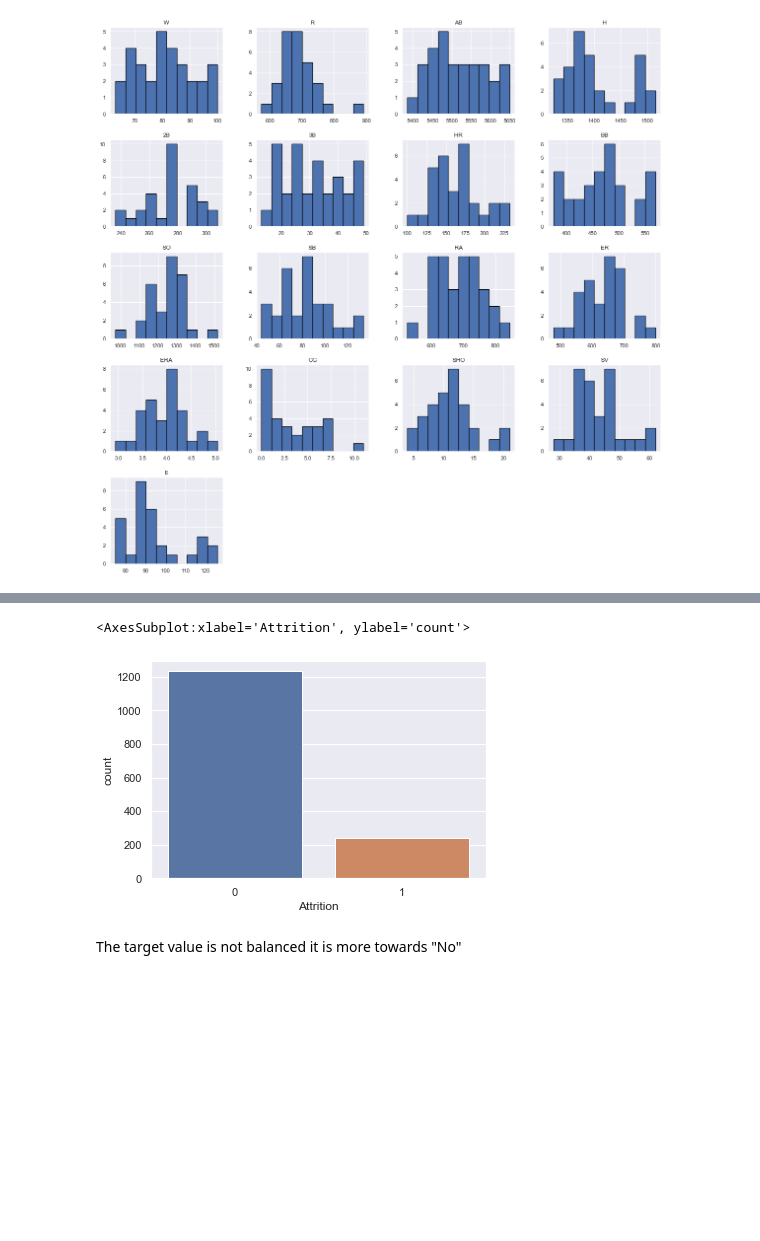
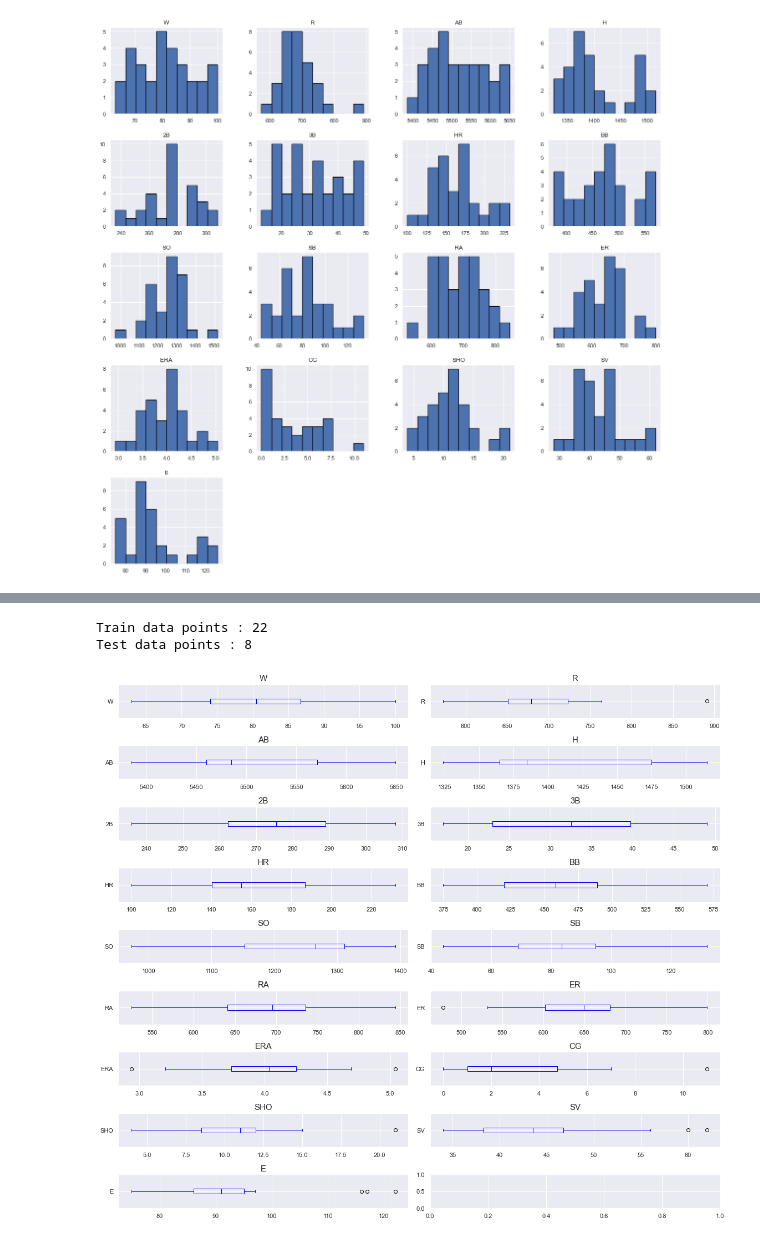
Before and after one commit to PriyankaHaldar-github/DataScienceProjects, a Jupyter notebook: BaseBallWin.ipynb, the cells around one changed output, grey strips where cells are left out. Saved outputs shown, nothing was run; the diff lists cells and outputs as text; code cells hidden in the pictures; blank space fills up the shorter version.

```diff
--- a/BaseBallWin.ipynb
+++ b/BaseBallWin.ipynb
@@ -165,6 +158,23 @@ OverTime : ['Yes' 'No']
+# %%
+# train test data split
+
+train, test = train_test_split(df, test_size=0.25, random_state=1)
+print('Train data points :', len(train))
+print('Test data points :', len(test))
+# %% [output]
+Train data points : 22
+Test data points : 8
 # %%
+#Box Plot to check outliers:
+
+fig, axes = plt.subplots(9,2,figsize=(16, 14))
+axes = np.ravel(axes)
+
+for i, c in enumerate(df.columns):
+    hist = train[c].plot(kind = 'box', ax=axes[i],color='blue', vert=False)
+    axes[i].set_title(c, fontsize=15)
+
+plt.tight_layout()
+plt.show()
 # %% [output]
-<AxesSubplot:xlabel='Attrition', ylabel='count'>
-[figure, old version]
+[figure, new version]
-# %% [markdown]
-The target value is not balanced it is more towards "No"
```
Also changed, not shown: parts of 18 cells of this notebook.
